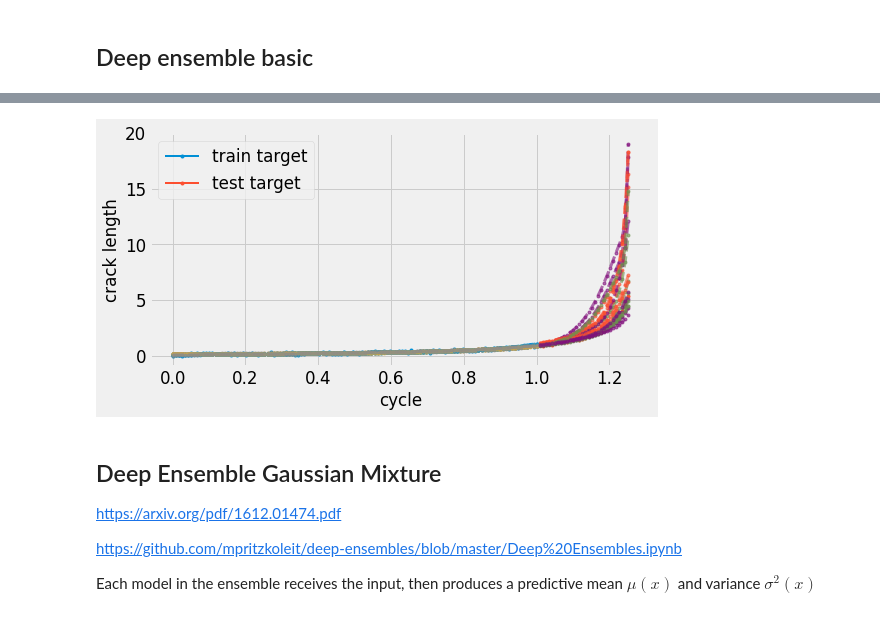
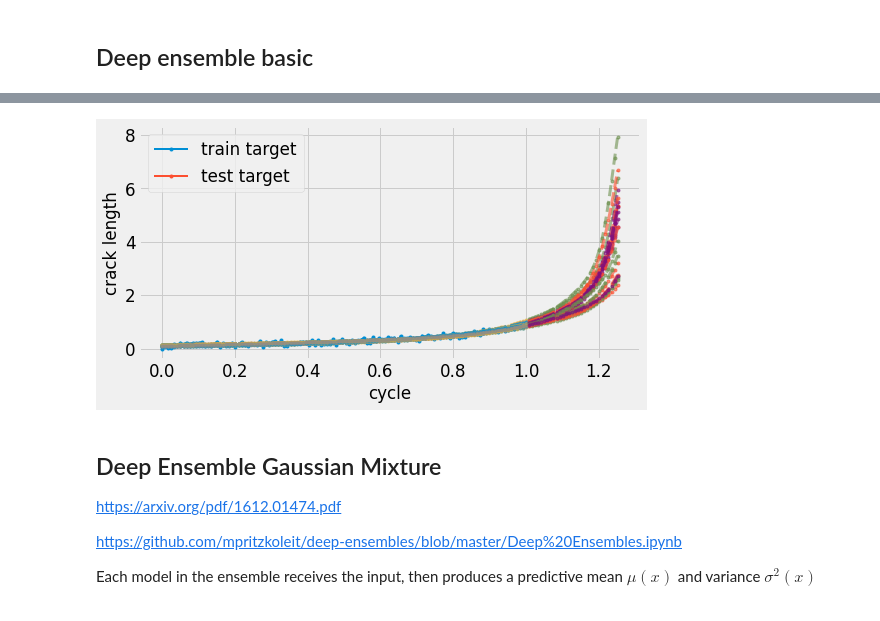
Before and after one commit to phanav/probabilistic-physics-satie, a Jupyter notebook: src/probabilistic_physics_inform_v3.ipynb, the cells around one changed output, grey strips where cells are left out. Cells and saved outputs as stored; diff of their text form; code cells hidden in the pictures.

```diff
--- a/src/probabilistic_physics_inform_v3.ipynb
+++ b/src/probabilistic_physics_inform_v3.ipynb
@@ -322,7 +322,7 @@ def generate_data_tensor(noise_strength=1e-2):
 # %%
 # generate data with noise strength 1e-2
 # train_xtensor, train_ytensor, test_xtensor, test_ytensor, train_xscaler_torch1, train_yscaler_torch1, fig = generate_data_tensor(noise_strength=1e-2)
-train_xtensor, train_ytensor, test_xtensor, test_ytensor, train_xscaler_torch, train_yscaler_torch, fig = generate_data_tensor(noise_strength=5e-3)
+train_xtensor, train_ytensor, test_xtensor, test_ytensor, train_xscaler_torch, train_yscaler_torch, fig = generate_data_tensor(noise_strength=1e-2)
 
 min_xphysics = min(min(train_xtensor), min(test_xtensor)).detach().item()
 max_xphysics = max(max(train_xtensor), max(test_xtensor)).detach().item()
@@ -739,7 +741,7 @@ L = \frac {L_{obs}} {\sum_{i=1}^{n\_obs} y_i^2} + \frac {L_{phy}} {\sum_{i=1}^{n
 + \frac {\sum_{j=1}^{n\_phy} (f_\nabla(\hat y_i) - \Phi(\hat y_i))^2} {\sum_{i=1}^{n\_phy} (|f_\nabla(\hat y_i)| + |\Phi(\hat y_i)|)^2}
 \end{align}
 # %%
-def compute_data_physics_loss_gradmagnorm(**base_loss_func_args):
+def compute_data_physics_loss_mag_norm(**base_loss_func_args):
     loss_result = compute_data_physics_loss(**base_loss_func_args)
 
     # detach ???
@@ -785,22 +787,22 @@ gradmagnorm_result_args = dict(
 # %%
 %%time
 
-gradmagnorm_model = FullyConnected([1, 4, 4, 1], activation=nn.Tanh).to(DEVICE)
+mag_norm_model = FullyConnected([1, 4, 4, 1], activation=nn.Tanh).to(DEVICE)
 
-gradmagnorm_train_args = dict(
-    loss_func = compute_data_physics_loss_gradmagnorm,
+mag_norm_train_args = dict(
+    loss_func = compute_data_physics_loss_mag_norm,
     loss_func_args = dict(
         **base_loss_func_args,
-        model = gradmagnorm_model,
+        model = mag_norm_model,
     ),
-    epochs = 10000,
+    epochs = 2000,
     verbose=True,
 )
 
-gradmagnorm_result = train(gradmagnorm_train_args, gradmagnorm_result_args)
+mag_norm_result = train(mag_norm_train_args, mag_norm_result_args)
 
-train_predictions, _ = predict_model(gradmagnorm_model, train_xtensor)
-test_predictions, test_loss = predict_model(gradmagnorm_model, test_xtensor, test_ytensor)
+train_predictions, _ = predict_model(mag_norm_model, train_xtensor)
+test_predictions, test_loss = predict_model(mag_norm_model, test_xtensor, test_ytensor)
 # print(train_predictions.shape, test_predictions.shape)
 
 fig = plot_target_prediction(
@@ -810,7 +812,7 @@ fig = plot_target_prediction(
     test_xtensor,
     test_ytensor,
     test_predictions,
-    title='gradient magnitude normalization'
+    title='magnitude normalization'
 )
-# fig.savefig(os.path.join(fig_dir, "only-physics.pdf"), bbox_inches="tight")
+save_fig(fig, "magnitude_normalization.pdf")
 # %% [output]
@@ -945,22 +948,22 @@ ensemble_metric = []
 
 for member_id in range(ensemble_size):
     # print(f"\n{member_id = }")
-    gradmagnorm_model = FullyConnected([1, 4, 4, 1], activation=nn.Tanh).to(DEVICE)
+    mag_norm_model = FullyConnected([1, 4, 4, 1], activation=nn.Tanh).to(DEVICE)
 
-    gradmagnorm_train_args = dict(
-        loss_func = compute_data_physics_loss_gradmagnorm,
+    mag_norm_train_args = dict(
+        loss_func = compute_data_physics_loss_mag_norm,
         loss_func_args = dict(
             **base_loss_func_args,
-            model = gradmagnorm_model,
+            model = mag_norm_model,
         ),
-        epochs = 10000,
+        epochs = 2000,
         verbose = False,
     )
 
-    gradmagnorm_result = train(gradmagnorm_train_args, gradmagnorm_result_args)
+    mag_norm_result = train(mag_norm_train_args, mag_norm_result_args)
 
-    ensemble_model.append(gradmagnorm_model)
-    ensemble_metric.append(gradmagnorm_result)
+    ensemble_model.append(mag_norm_model)
+    ensemble_metric.append(mag_norm_result)
 
 fig = plot_target_prediction_ensemble(
     train_xtensor, train_ytensor, test_xtensor, test_ytensor, ensemble_model
@@ -971,4 +974,4 @@ Wall time: 3min 30s
-[figure, old version]
+[figure, new version]
 # %% [markdown]
 ## Deep Ensemble Gaussian Mixture
 
```
Also changed, not shown: parts of 28 cells of this notebook.
